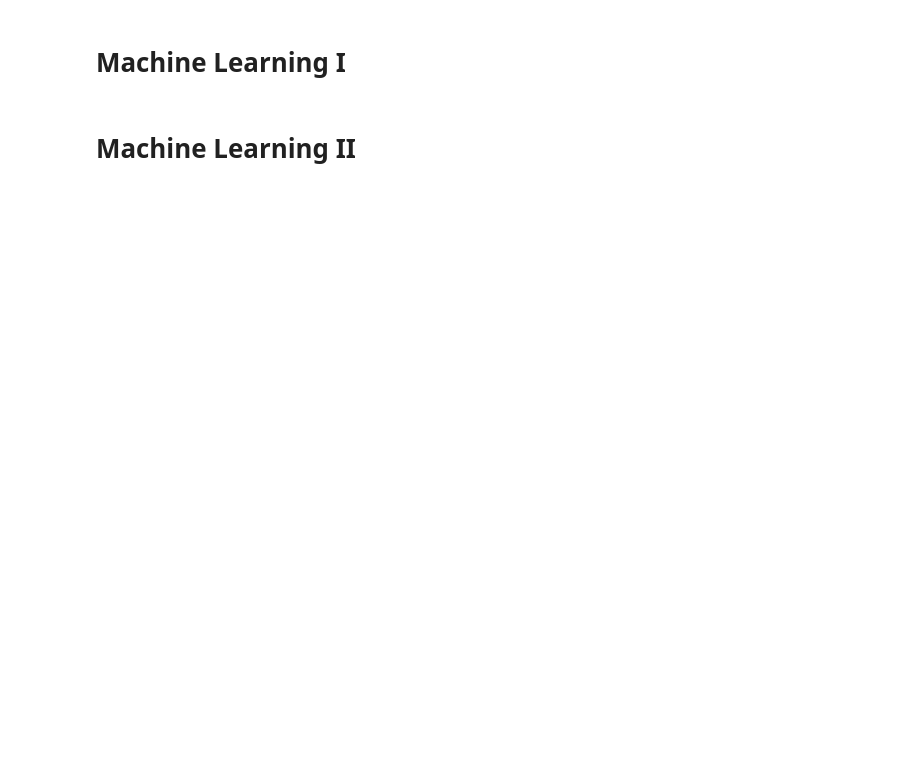
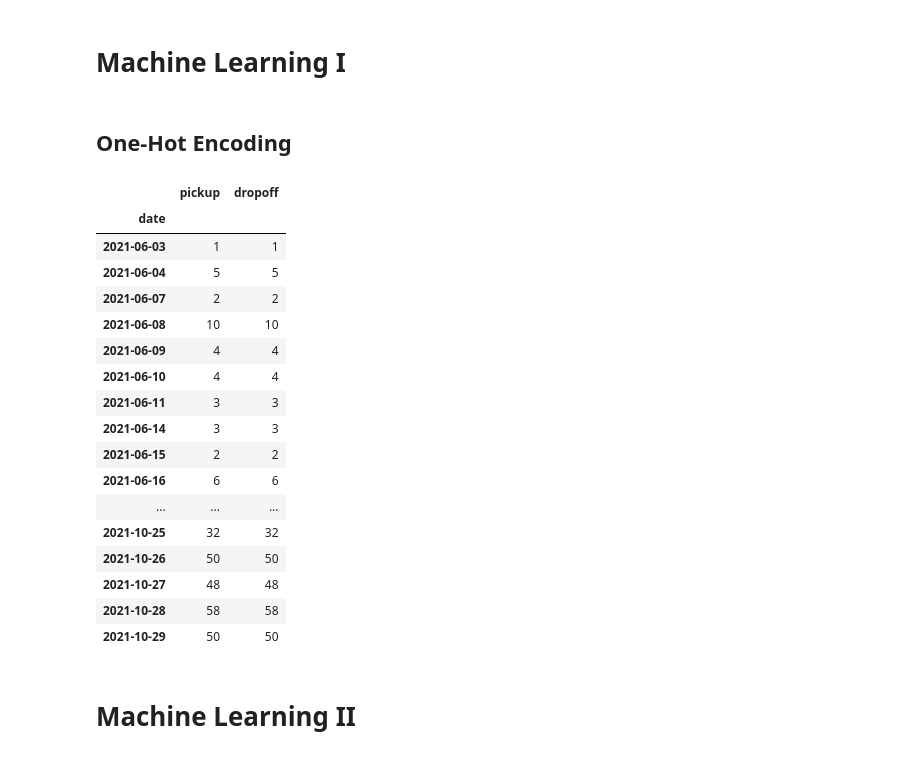
Before and after one commit to jrosilam/MayMobility_TakeHome, a Jupyter notebook: takehome_test.ipynb, the cells around one changed output. Saved outputs shown, nothing was run; the diff lists cells and outputs as text; code cells hidden in the pictures; blank space fills up the shorter version.

```diff
--- a/takehome_test.ipynb
+++ b/takehome_test.ipynb
@@ -887,4 +918,27 @@ plt.show()
 # %% [markdown]
 # Machine Learning I
+# %% [markdown]
+## One-Hot Encoding
+# %%
+ridership_df_clean.groupby(ridership_df_clean["date"]).sum(numeric_only=True)
+# %% [output]
+|  | pickup | dropoff |
+| date |  |  |
+| 2021-06-03 | 1 | 1 |
+| 2021-06-04 | 5 | 5 |
+| 2021-06-07 | 2 | 2 |
+| 2021-06-08 | 10 | 10 |
+| 2021-06-09 | 4 | 4 |
+| 2021-06-10 | 4 | 4 |
+| 2021-06-11 | 3 | 3 |
+| 2021-06-14 | 3 | 3 |
+| 2021-06-15 | 2 | 2 |
+| 2021-06-16 | 6 | 6 |
+| ... | ... | ... |
+| 2021-10-25 | 32 | 32 |
+| 2021-10-26 | 50 | 50 |
+| 2021-10-27 | 48 | 48 |
+| 2021-10-28 | 58 | 58 |
+| 2021-10-29 | 50 | 50 |
 # %% [markdown]
 # Machine Learning II
```
Also changed, not shown: parts of 11 cells of this notebook.
